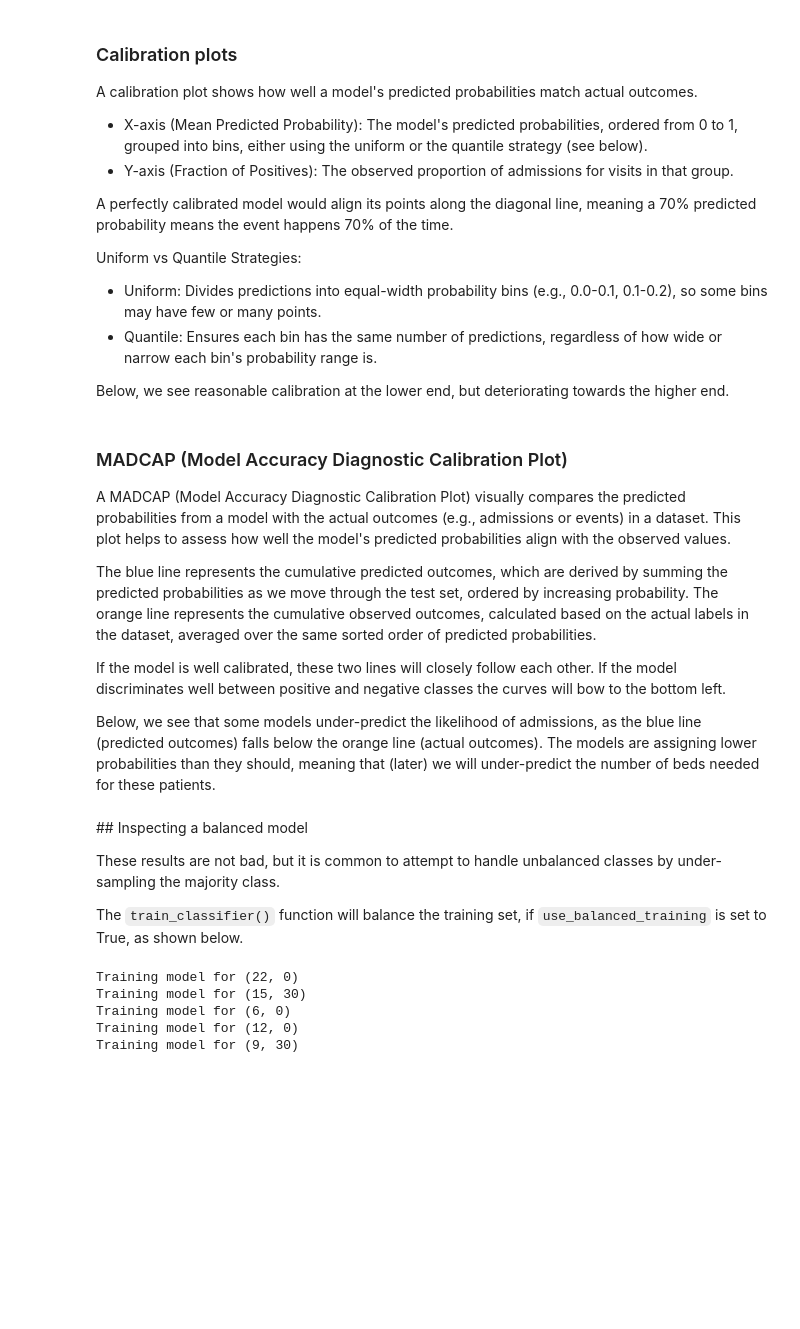
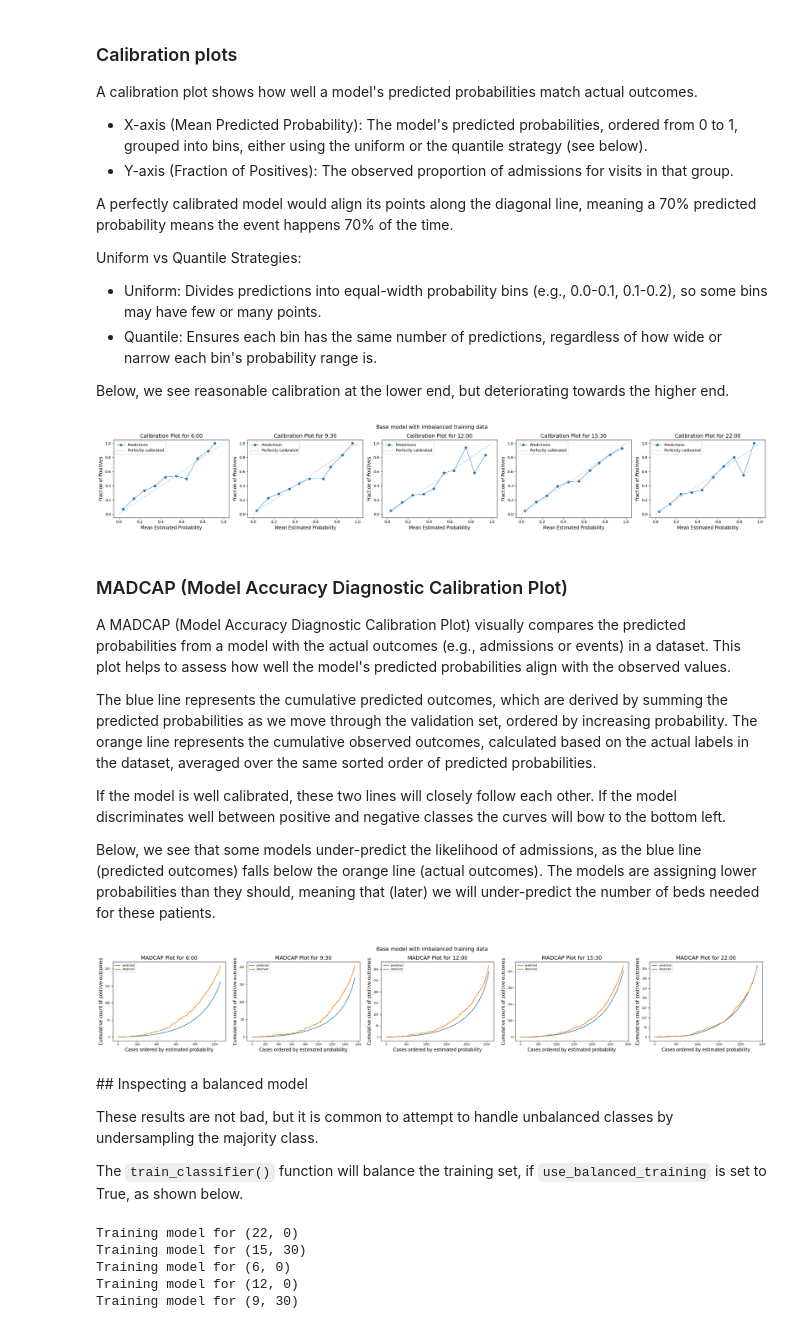
Before and after one commit to UCL-CORU/patientflow, a Jupyter notebook: notebooks/2c_Evaluate_patient_snapshot_models.ipynb, the cells around one changed output. Drawn from its saved outputs; the diff is of its cells as text; code cells hidden in the pictures; blank space fills up the shorter version.

```diff
--- a/notebooks/2c_Evaluate_patient_snapshot_models.ipynb
+++ b/notebooks/2c_Evaluate_patient_snapshot_models.ipynb
@@ -254,19 +287,22 @@ Below, we see reasonable calibration at the lower end, but deteriorating towards
 # %%
 # without balanced training
 from patientflow.viz.calibration import plot_calibration
 
 plot_calibration(
     trained_models=trained_models,
-    test_visits=test_visits
+    test_visits=valid_visits,
+    show=True,
     # strategy="quantile",  # optional
-    # suptitle="Base model with imbalanced training data"  # optional
+    suptitle="Base model with imbalanced training data"  # optional
 )
+# %% [output]
+[figure, added]
 # %% [markdown]
 ### MADCAP (Model Accuracy Diagnostic Calibration Plot)
 
 A MADCAP (Model Accuracy Diagnostic Calibration Plot) visually compares the predicted probabilities from a model with the actual outcomes (e.g., admissions or events) in a dataset. This plot helps to assess how well the model's predicted probabilities align with the observed values.
 
-The blue line represents the cumulative predicted outcomes, which are derived by summing the predicted probabilities as we move through the test set, ordered by increasing probability.
+The blue line represents the cumulative predicted outcomes, which are derived by summing the predicted probabilities as we move through the validation set, ordered by increasing probability.
 The orange line represents the cumulative observed outcomes, calculated based on the actual labels in the dataset, averaged over the same sorted order of predicted probabilities.
 
 If the model is well calibrated, these two lines will closely follow each other. If the model discriminates well between positive and negative classes the curves will bow to the bottom left.
@@ -277,12 +313,16 @@ Below, we see that some models under-predict the likelihood of admissions, as th
 from patientflow.viz.madcap import plot_madcap
 plot_madcap(
     trained_models=trained_models,
-    test_visits=test_visits
+    test_visits=valid_visits,
+    show=True,
+    suptitle="Base model with imbalanced training data"  # optional
 )
+# %% [output]
+[figure, added]
 # %% [markdown]
 ## Inspecting a balanced model
 
-These results are not bad, but it is common to attempt to handle unbalanced classes by under-sampling the majority class.
+These results are not bad, but it is common to attempt to handle unbalanced classes by undersampling the majority class.
 
 The `train_classifier()` function will balance the training set, if `use_balanced_training` is set to True, as shown below.
 # %%
```
Also changed, not shown: parts of 30 cells of this notebook, 33 other files.
